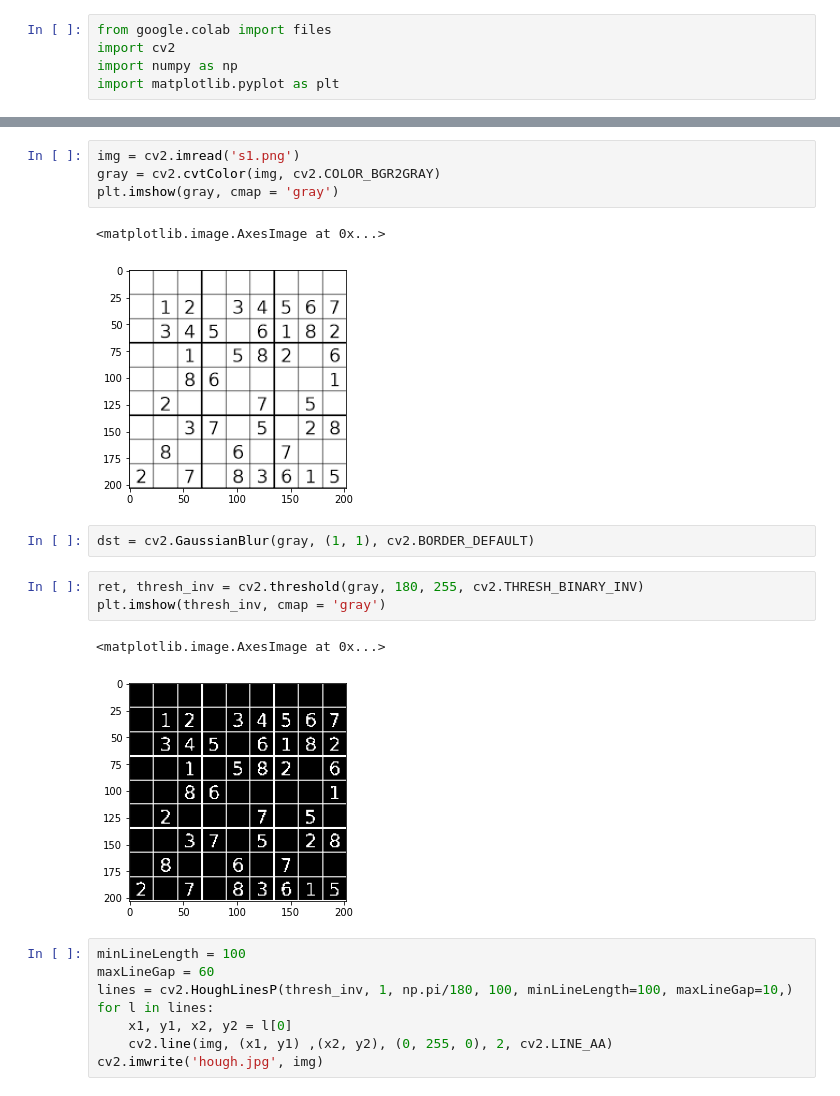
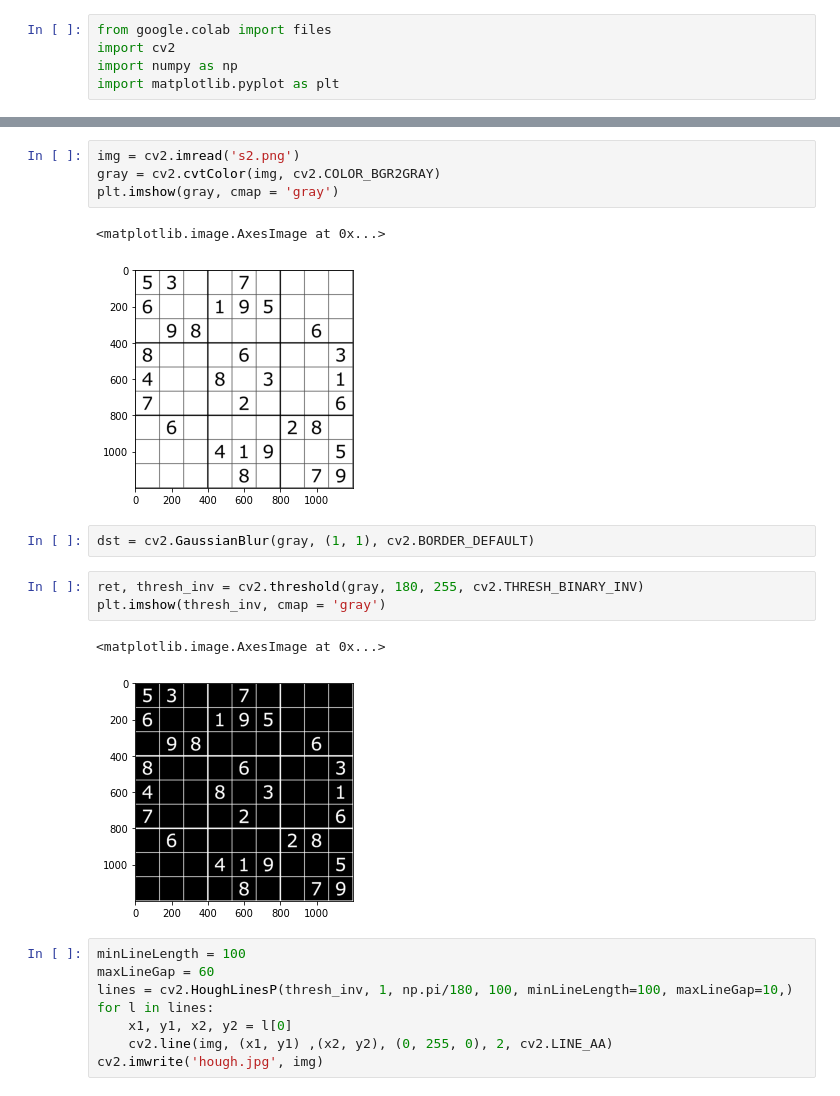
Before and after one commit to shortguyshaz/Sudoku_Solver, a Jupyter notebook: Sudoku_Solver.ipynb, the cells around one changed output, grey strips where cells are left out. Saved outputs shown, nothing was run; the diff lists cells and outputs as text.

```diff
--- a/Sudoku_Solver.ipynb
+++ b/Sudoku_Solver.ipynb
@@ -11,10 +11,10 @@ Saving s1.png to s1 (1).png
 # %%
-img = cv2.imread('s1.png')
+img = cv2.imread('s2.png')
 gray = cv2.cvtColor(img, cv2.COLOR_BGR2GRAY)
 plt.imshow(gray, cmap = 'gray')
 # %% [output]
 <matplotlib.image.AxesImage at 0x...>
-[figure, old version]
+[figure, new version]
 # %%
 dst = cv2.GaussianBlur(gray, (1, 1), cv2.BORDER_DEFAULT)
 # %%
@@ -22,7 +22,7 @@ ret, thresh_inv = cv2.threshold(gray, 180, 255, cv2.THRESH_BINARY_INV)
 plt.imshow(thresh_inv, cmap = 'gray')
 # %% [output]
 <matplotlib.image.AxesImage at 0x...>
-[figure, old version]
+[figure, new version]
 # %%
 minLineLength = 100
 maxLineGap = 60
```
Also changed, not shown: parts of 12 cells of this notebook.
